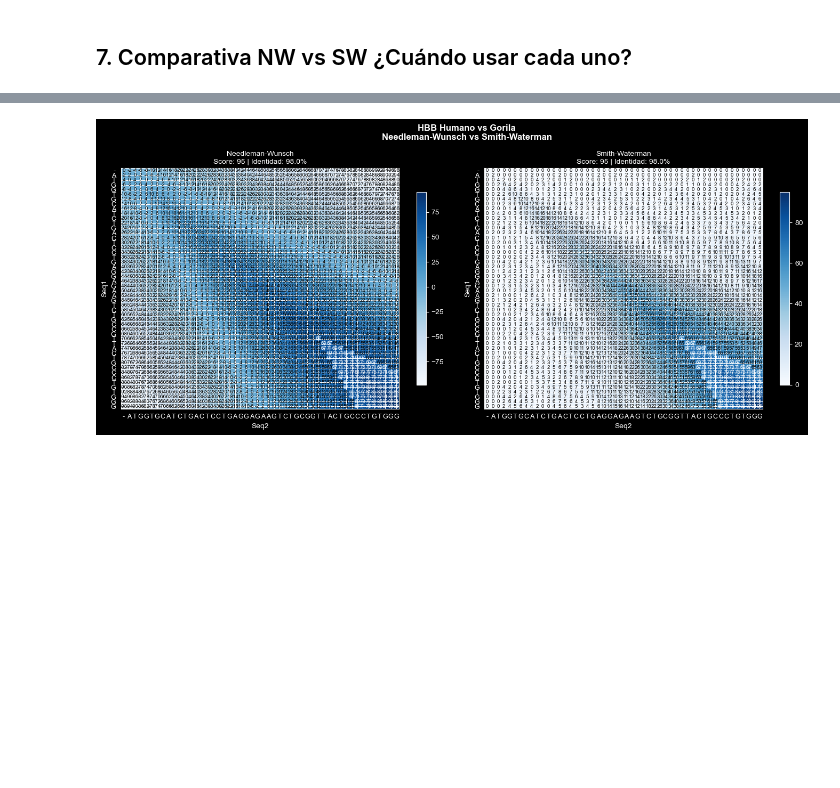
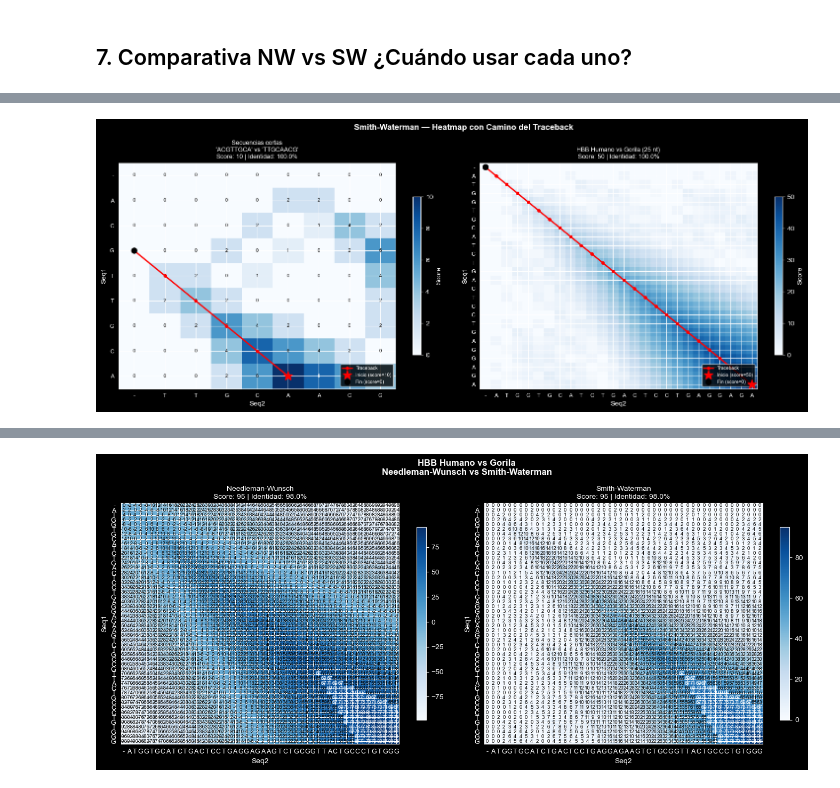
Before and after one commit to DiegoRivas1/bio-notebooks, a Jupyter notebook: 02_alineamiento_secuencias/notebook.ipynb, the cells around one changed output, grey strips where cells are left out. Saved outputs shown, nothing was run; the diff lists cells and outputs as text; code cells hidden in the pictures; blank space fills up the shorter version.

Commit message:
02 alineamiento de secuencias

```diff
--- a/02_alineamiento_secuencias/notebook.ipynb
+++ b/02_alineamiento_secuencias/notebook.ipynb
@@ -144,7 +144,7 @@ class AlignmentResult:
 
     @property
     def alignment_str(self) -> str:
-        """Representación visual del alineamiento."""
+        """Representación visual del alineamiento"""
         middle = ''
         for a, b in zip(self.seq1_aligned, self.seq2_aligned):
             if a == '-' or b == '-':
@@ -187,13 +187,13 @@ class NeedlemanWunsch:
         n, m = len(seq1), len(seq2)
         H    = np.zeros((n + 1, m + 1), dtype=int)
 
-        # Inicialización: primera fila y columna con gaps
+        #Inicialización primera fila y columna con gaps
         for i in range(n + 1):
             H[i][0] = i * self.params.gap
         for j in range(m + 1):
             H[0][j] = j * self.params.gap
 
-        # Llenado de la matrizz
+        #Llenado de la matriz
         for i in range(1, n + 1):
             for j in range(1, m + 1):
                 diagonal = H[i-1][j-1] + self.params.score(seq1[i-1], seq2[j-1])
@@ -201,7 +201,7 @@ class NeedlemanWunsch:
                 izquierda= H[i][j-1]   + self.params.gap
                 H[i][j]  = max(diagonal, arriba, izquierda)
 
-        # Traceback desde (n, m) hasta (0, 0)
+        #Traceback desde (n, m) hasta (0, 0)
         aln1, aln2 = '', ''
         i, j = n, m
         while i > 0 or j > 0:
@@ -223,7 +223,7 @@ class NeedlemanWunsch:
         return AlignmentResult(aln1, aln2, int(H[n][m]), H, "Needleman-Wunsch")
 
 
-# Prueba con secuencias cortas
+#Prueba con secuencias cortas
 seq_a = "ATGCATGC"
 seq_b = "ATGGATGC"
 
@@ -464,0 +612,87 @@ Seq2: GCATGC
+# %%
+def plot_traceback(result: AlignmentResult, seq1: str, seq2: str,
+                   params: ScoreParams, ax: plt.Axes, title: str = ""):
+    """
+    Dibuja la matriz con el camino del traceback resaltado en rojo.
+    Funciona mejor con secuencias cortas (< 30 nt) para que sea legible.
+    """
+    H = result.matrix
+
+    # Reconstruir el camino del traceback
+    path = []
+    i, j = int(np.argmax(H) // H.shape[1]), int(np.argmax(H) % H.shape[1])
+    path.append((i, j))
+
+    while i > 0 and j > 0 and H[i][j] > 0:
+        if H[i][j] == H[i-1][j-1] + params.score(seq1[i-1], seq2[j-1]):
+            i -= 1; j -= 1
+        elif H[i][j] == H[i-1][j] + params.gap:
+            i -= 1
+        else:
+            j -= 1
+        path.append((i, j))
+
+    # Heatmap
+    im = ax.imshow(H, cmap='Blues', aspect='auto', vmin=0)
+    plt.colorbar(im, ax=ax, shrink=0.7, label='Score')
+
+    # Etiquetas de ejes
+    ax.set_xticks(range(len(seq2) + 1))
+    ax.set_xticklabels(['-'] + list(seq2), fontsize=8)
+    ax.set_yticks(range(len(seq1) + 1))
+    ax.set_yticklabels(['-'] + list(seq1), fontsize=8)
+
+    # Valores en celdas (solo si secuencia es corta)
+    if len(seq1) <= 20 and len(seq2) <= 20:
+        for ii in range(H.shape[0]):
+            for jj in range(H.shape[1]):
+                color = 'white' if H[ii,jj] > H.max()*0.6 else 'black'
+                ax.text(jj, ii, str(H[ii,jj]),
+                        ha='center', va='center', fontsize=7, color=color)
+
+    # Dibujar camino del traceback
+    if len(path) > 1:
+        path_y = [p[0] for p in path]
+        path_x = [p[1] for p in path]
+        ax.plot(path_x, path_y, 'r-o', linewidth=2, markersize=4,
+                label='Traceback', zorder=5)
+        # Inicio (máximo)
+        ax.plot(path_x[0], path_y[0], 'r*', markersize=14,
+                label=f'Inicio (score={H[path_y[0], path_x[0]]})', zorder=6)
+        # Final (cero)
+        ax.plot(path_x[-1], path_y[-1], 'ko', markersize=8,
+                label='Fin (score=0)', zorder=6)
+
+    ax.legend(fontsize=7, loc='lower right')
+    ax.set_xlabel("Seq2")
+    ax.set_ylabel("Seq1")
+    ax.set_title(f"{title}\nScore: {result.score} | Identidad: {result.identity:.1f}%",
+                 fontsize=9)
+
+
+# Gráfica 1: secuencias cortas — matriz completamente legible
+seq_corta1 = "ACGTTGCA"
+seq_corta2 = "TTGCAACG"
+res_corta  = SmithWaterman(params_lab).align(seq_corta1, seq_corta2)
+
+fig, axes = plt.subplots(1, 2, figsize=(15, 6))
+fig.suptitle("Smith-Waterman — Heatmap con Camino del Traceback",
+             fontsize=12, fontweight='bold')
+
+plot_traceback(res_corta, seq_corta1, seq_corta2, params_lab, axes[0],
+               f"Secuencias cortas\n'{seq_corta1}' vs '{seq_corta2}'")
+
+#Gráfica 2: HBB humano vs gorila (50 nt)
+res_hbb50 = SmithWaterman(params_lab).align(hbb_human[:25], hbb_gorila[:25])
+plot_traceback(res_hbb50, hbb_human[:25], hbb_gorila[:25], params_lab, axes[1],
+               "HBB Humano vs Gorila (25 nt)")
+
+plt.tight_layout()
+plt.show()
+
+print("\nInterpretación del camino:")
+print("  La línea roja muestra exactamente qué decisión tomó el algoritmo")
+print("  en cada paso del traceback: diagonal=match/mismatch, arriba/izq=gap.")
+print(f"  Pasos totales en el traceback: {len(path) if 'path' in dir() else 'N/A'}")
+# %% [output]
+[figure, added]
```
Also changed, not shown: parts of 13 cells of this notebook, 2 other files.
